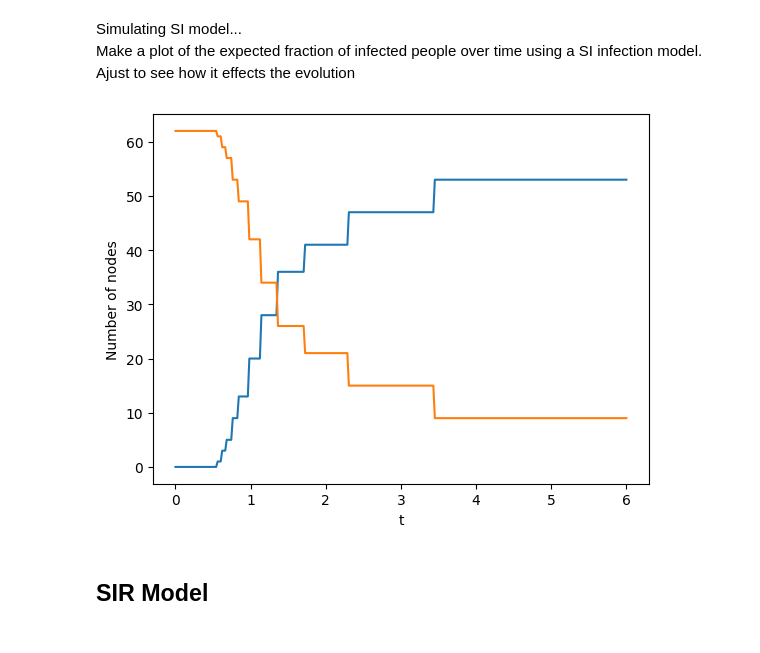
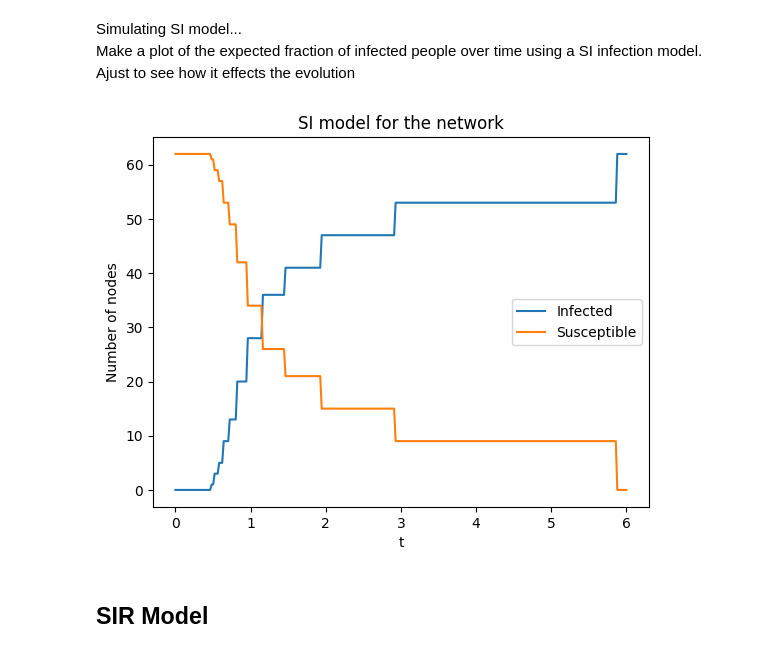
Before and after one commit to yilewang/dynamical_net_sys_class, a Jupyter notebook: lab6/lab6_yxw190015.ipynb, the cells around one changed output. Saved outputs shown, nothing was run; the diff lists cells and outputs as text; code cells hidden in the pictures.

Commit message:
update SIR model

```diff
--- a/lab6/lab6_yxw190015.ipynb
+++ b/lab6/lab6_yxw190015.ipynb
@@ -148,31 +148,34 @@ Ajust to see how it effects the evolution
 # %%
 # calculate the SI model for the network
 beta = 0.1
 # x is the fraction of infected nodes
 # 1-x is the fraction of susceptible nodes
 
-x = zeros(N)
+x = ones(N)*0.1
 s = 1- x
 
 history_S = []
 history_I = []
 for i,t in enumerate(time):
     for xi in range(N):
         neighbours_list = [xj for xj in where(A[:,xi]>0)]
         si = 1 - x[xi]
         dxidt = sum([beta * si * A[xj, xi] for xj in neighbours_list])
         x[xi] += dxidt*dt
         s[xi] = 1 - x[xi]
-    history_S.append(size(where(x>0.5)))
-    history_I.append(size(where(s>0.5)))
+    history_S.append(size(where(s>0.5)))
+    history_I.append(size(where(x>0.5)))
 
+
+plt.plot(time, history_I, label = 'Infected')
 plt.plot(time, history_S, label = 'Susceptible')
-plt.plot(time, history_I, label = 'Infected')
 plt.xlabel('t')
 plt.ylabel('Number of nodes')
+plt.title('SI model for the network')
+plt.legend()
 plt.show()
 # %% [output]
-[figure, old version]
+[figure, new version]
 # %% [markdown]
 ## SIR Model
 # %% [markdown]
```
Also changed, not shown: parts of 2 cells of this notebook.
